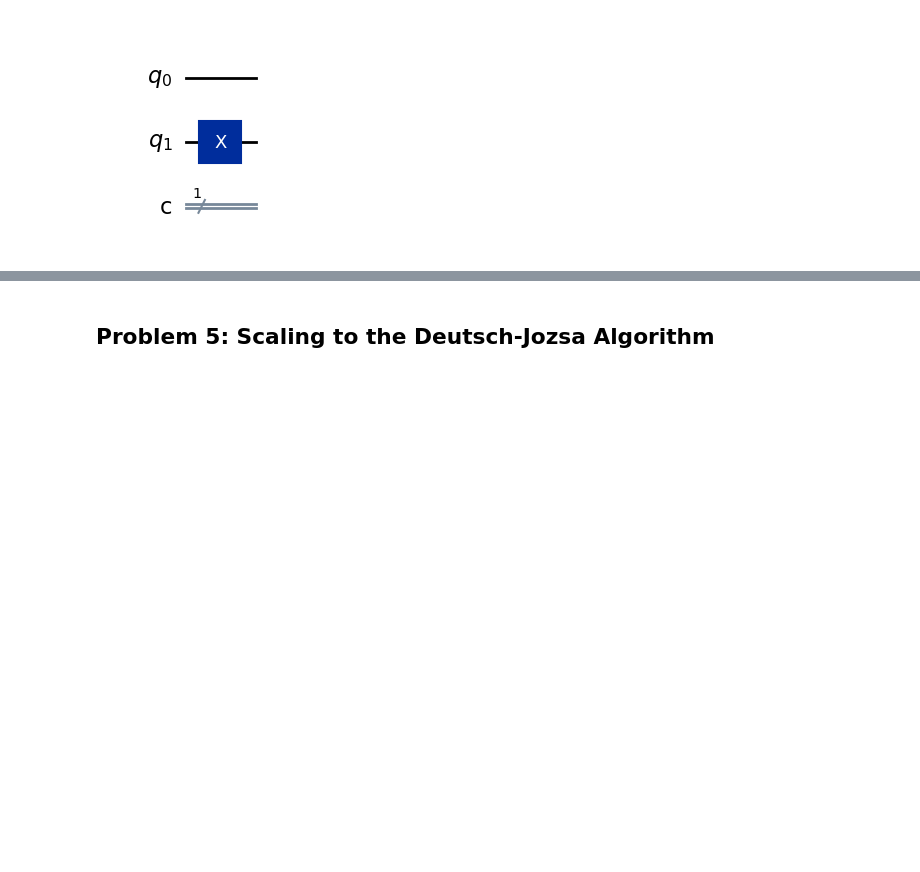
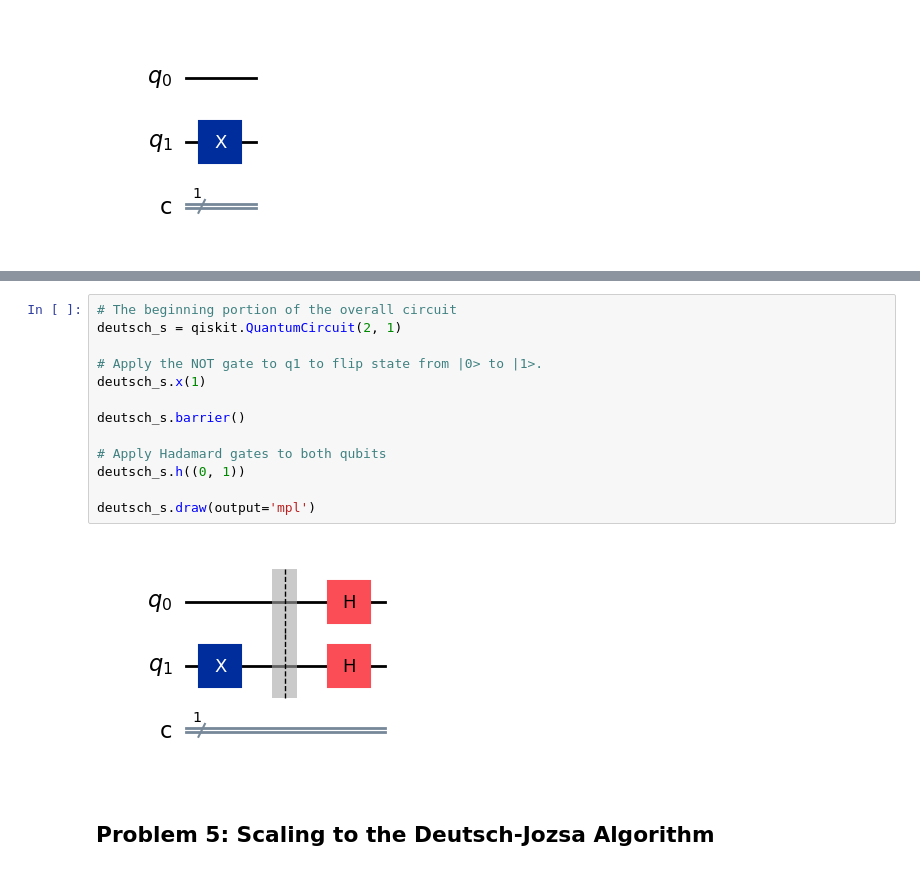
Before and after one commit to G00394925/emerging-technologies, a Jupyter notebook: problems.ipynb, the cells around one changed output, grey strips where cells are left out. Cells and saved outputs as stored; diff of their text form; blank space fills up the shorter version.

Commit message:
More work on Problem 4: Compute the beginning of circuit and discuss the matrix products used

```diff
--- a/problems.ipynb
+++ b/problems.ipynb
@@ -512,2 +556,17 @@ $$
+# %%
+# The beginning portion of the overall circuit
+deutsch_s = qiskit.QuantumCircuit(2, 1)
+
+# Apply the NOT gate to q1 to flip state from |0> to |1>.
+deutsch_s.x(1)
+
+deutsch_s.barrier()
+
+# Apply Hadamard gates to both qubits
+deutsch_s.h((0, 1))
+
+deutsch_s.draw(output='mpl')
+# %% [output]
+[figure, added]
 # %% [markdown]
 ## Problem 5: Scaling to the Deutsch-Jozsa Algorithm
```
Also changed, not shown: parts of 6 cells of this notebook.
